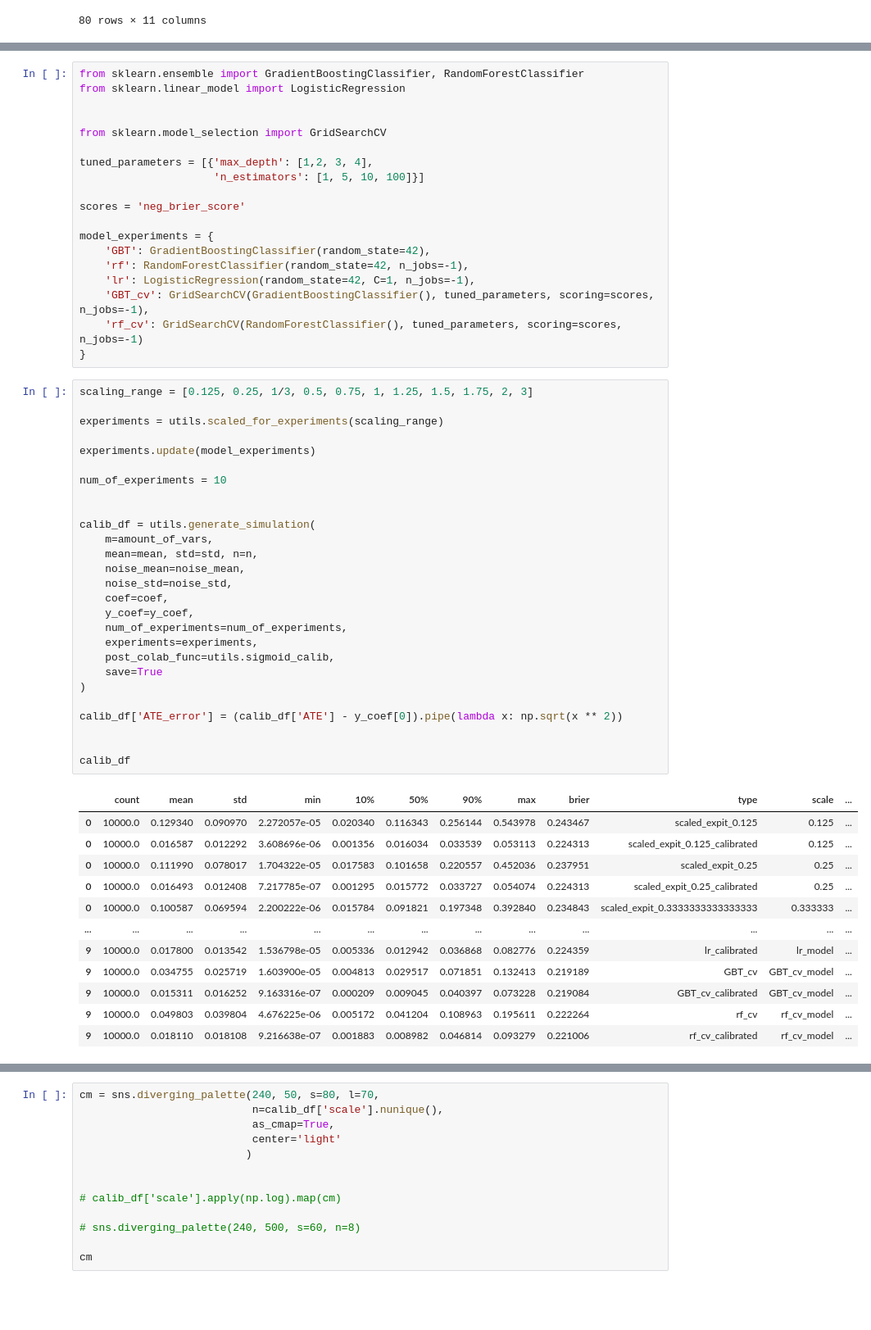
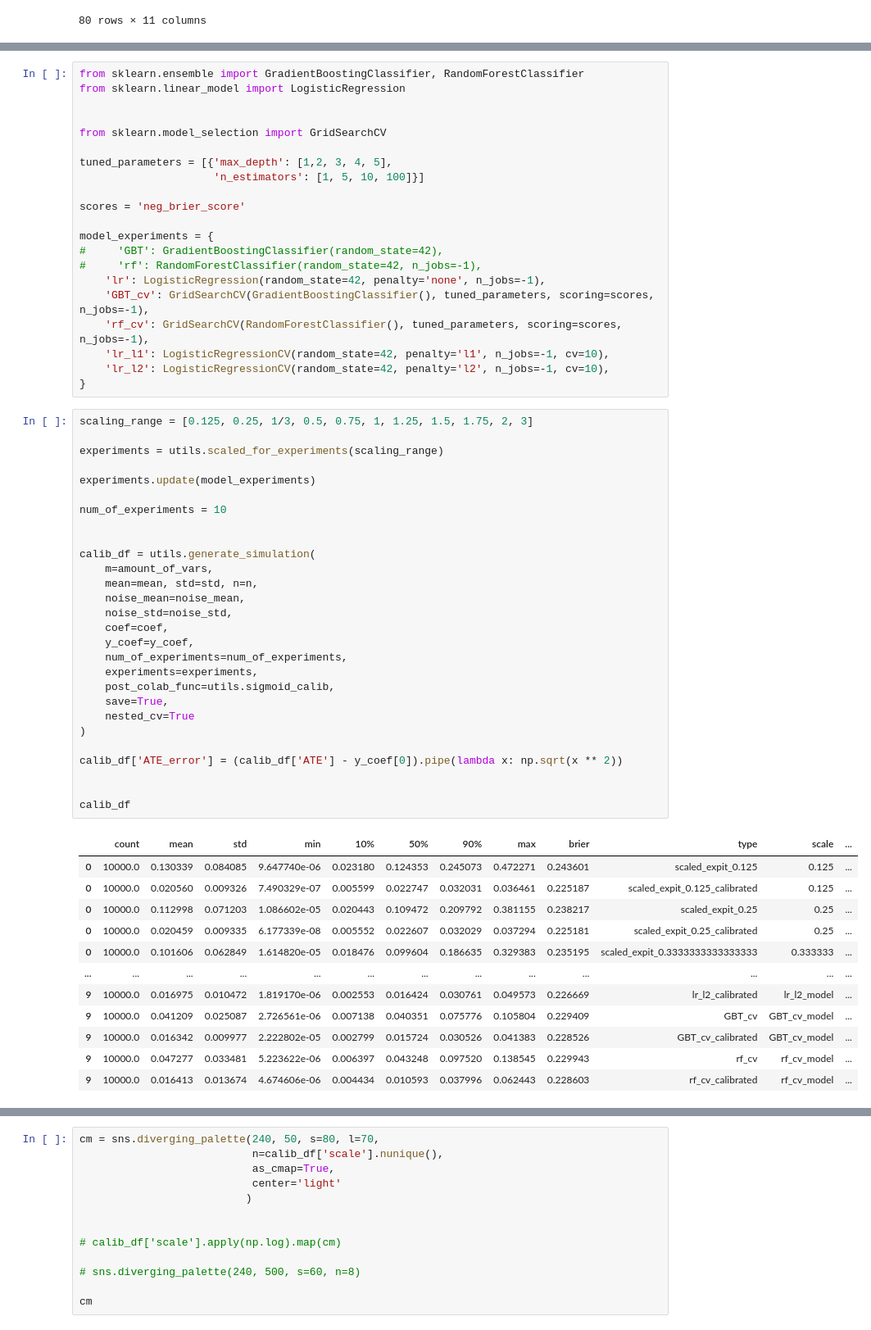
Before and after one commit to RomGutman/propensity_calibration, a Jupyter notebook: prop_simulation.ipynb, the cells around one changed output, grey strips where cells are left out. Shown at 82% size. Cells and saved outputs as stored; diff of their text form; blank space fills up the shorter version.

```diff
--- a/prop_simulation.ipynb
+++ b/prop_simulation.ipynb
@@ -284,55 +286,58 @@ from sklearn.linear_model import LogisticRegression
 
 from sklearn.model_selection import GridSearchCV
 
-tuned_parameters = [{'max_depth': [1,2, 3, 4],
+tuned_parameters = [{'max_depth': [1,2, 3, 4, 5],
                      'n_estimators': [1, 5, 10, 100]}]
 
 scores = 'neg_brier_score'
 
 model_experiments = {
-    'GBT': GradientBoostingClassifier(random_state=42),
-    'rf': RandomForestClassifier(random_state=42, n_jobs=-1),
-    'lr': LogisticRegression(random_state=42, C=1, n_jobs=-1),
+#     'GBT': GradientBoostingClassifier(random_state=42),
+#     'rf': RandomForestClassifier(random_state=42, n_jobs=-1),
+    'lr': LogisticRegression(random_state=42, penalty='none', n_jobs=-1),
     'GBT_cv': GridSearchCV(GradientBoostingClassifier(), tuned_parameters, scoring=scores, n_jobs=-1),
-    'rf_cv': GridSearchCV(RandomForestClassifier(), tuned_parameters, scoring=scores, n_jobs=-1)
+    'rf_cv': GridSearchCV(RandomForestClassifier(), tuned_parameters, scoring=scores, n_jobs=-1),
+    'lr_l1': LogisticRegressionCV(random_state=42, penalty='l1', n_jobs=-1, cv=10),
+    'lr_l2': LogisticRegressionCV(random_state=42, penalty='l2', n_jobs=-1, cv=10),
 }
 # %%
 scaling_range = [0.125, 0.25, 1/3, 0.5, 0.75, 1, 1.25, 1.5, 1.75, 2, 3]
 
 experiments = utils.scaled_for_experiments(scaling_range)
 
 experiments.update(model_experiments)
 
 num_of_experiments = 10
 
 
 calib_df = utils.generate_simulation(
     m=amount_of_vars,
     mean=mean, std=std, n=n,
     noise_mean=noise_mean,
     noise_std=noise_std,
     coef=coef,
     y_coef=y_coef,
     num_of_experiments=num_of_experiments,
     experiments=experiments,
     post_colab_func=utils.sigmoid_calib,
-    save=True
+    save=True,
+    nested_cv=True
 )
 
 calib_df['ATE_error'] = (calib_df['ATE'] - y_coef[0]).pipe(lambda x: np.sqrt(x ** 2))
 
 
 calib_df
 # %% [output]
 |  | count | mean | std | min | 10% | 50% | 90% | max | brier | type | scale | ... |
-| 0 | 10000.0 | 0.129340 | 0.090970 | 2.272057e-05 | 0.020340 | 0.116343 | 0.256144 | 0.543978 | 0.243467 | scaled_expit_0.125 | 0.125 | ... |
-| 0 | 10000.0 | 0.016587 | 0.012292 | 3.608696e-06 | 0.001356 | 0.016034 | 0.033539 | 0.053113 | 0.224313 | scaled_expit_0.125_calibrated | 0.125 | ... |
-| 0 | 10000.0 | 0.111990 | 0.078017 | 1.704322e-05 | 0.017583 | 0.101658 | 0.220557 | 0.452036 | 0.237951 | scaled_expit_0.25 | 0.25 | ... |
-| 0 | 10000.0 | 0.016493 | 0.012408 | 7.217785e-07 | 0.001295 | 0.015772 | 0.033727 | 0.054074 | 0.224313 | scaled_expit_0.25_calibrated | 0.25 | ... |
-| 0 | 10000.0 | 0.100587 | 0.069594 | 2.200222e-06 | 0.015784 | 0.091821 | 0.197348 | 0.392840 | 0.234843 | scaled_expit_0.3333333333333333 | 0.333333 | ... |
+| 0 | 10000.0 | 0.130339 | 0.084085 | 9.647740e-06 | 0.023180 | 0.124353 | 0.245073 | 0.472271 | 0.243601 | scaled_expit_0.125 | 0.125 | ... |
+| 0 | 10000.0 | 0.020560 | 0.009326 | 7.490329e-07 | 0.005599 | 0.022747 | 0.032031 | 0.036461 | 0.225187 | scaled_expit_0.125_calibrated | 0.125 | ... |
+| 0 | 10000.0 | 0.112998 | 0.071203 | 1.086602e-05 | 0.020443 | 0.109472 | 0.209792 | 0.381155 | 0.238217 | scaled_expit_0.25 | 0.25 | ... |
+| 0 | 10000.0 | 0.020459 | 0.009335 | 6.177339e-08 | 0.005552 | 0.022607 | 0.032029 | 0.037294 | 0.225181 | scaled_expit_0.25_calibrated | 0.25 | ... |
+| 0 | 10000.0 | 0.101606 | 0.062849 | 1.614820e-05 | 0.018476 | 0.099604 | 0.186635 | 0.329383 | 0.235195 | scaled_expit_0.3333333333333333 | 0.333333 | ... |
 | ... | ... | ... | ... | ... | ... | ... | ... | ... | ... | ... | ... | ... |
-| 9 | 10000.0 | 0.017800 | 0.013542 | 1.536798e-05 | 0.005336 | 0.012942 | 0.036868 | 0.082776 | 0.224359 | lr_calibrated | lr_model | ... |
-| 9 | 10000.0 | 0.034755 | 0.025719 | 1.603900e-05 | 0.004813 | 0.029517 | 0.071851 | 0.132413 | 0.219189 | GBT_cv | GBT_cv_model | ... |
-| 9 | 10000.0 | 0.015311 | 0.016252 | 9.163316e-07 | 0.000209 | 0.009045 | 0.040397 | 0.073228 | 0.219084 | GBT_cv_calibrated | GBT_cv_model | ... |
-| 9 | 10000.0 | 0.049803 | 0.039804 | 4.676225e-06 | 0.005172 | 0.041204 | 0.108963 | 0.195611 | 0.222264 | rf_cv | rf_cv_model | ... |
-| 9 | 10000.0 | 0.018110 | 0.018108 | 9.216638e-07 | 0.001883 | 0.008982 | 0.046814 | 0.093279 | 0.221006 | rf_cv_calibrated | rf_cv_model | ... |
+| 9 | 10000.0 | 0.016975 | 0.010472 | 1.819170e-06 | 0.002553 | 0.016424 | 0.030761 | 0.049573 | 0.226669 | lr_l2_calibrated | lr_l2_model | ... |
+| 9 | 10000.0 | 0.041209 | 0.025087 | 2.726561e-06 | 0.007138 | 0.040351 | 0.075776 | 0.105804 | 0.229409 | GBT_cv | GBT_cv_model | ... |
+| 9 | 10000.0 | 0.016342 | 0.009977 | 2.222802e-05 | 0.002799 | 0.015724 | 0.030526 | 0.041383 | 0.228526 | GBT_cv_calibrated | GBT_cv_model | ... |
+| 9 | 10000.0 | 0.047277 | 0.033481 | 5.223622e-06 | 0.006397 | 0.043248 | 0.097520 | 0.138545 | 0.229943 | rf_cv | rf_cv_model | ... |
+| 9 | 10000.0 | 0.016413 | 0.013674 | 4.674606e-06 | 0.004434 | 0.010593 | 0.037996 | 0.062443 | 0.228603 | rf_cv_calibrated | rf_cv_model | ... |
```
Also changed, not shown: parts of 94 cells of this notebook, 1 other file.
